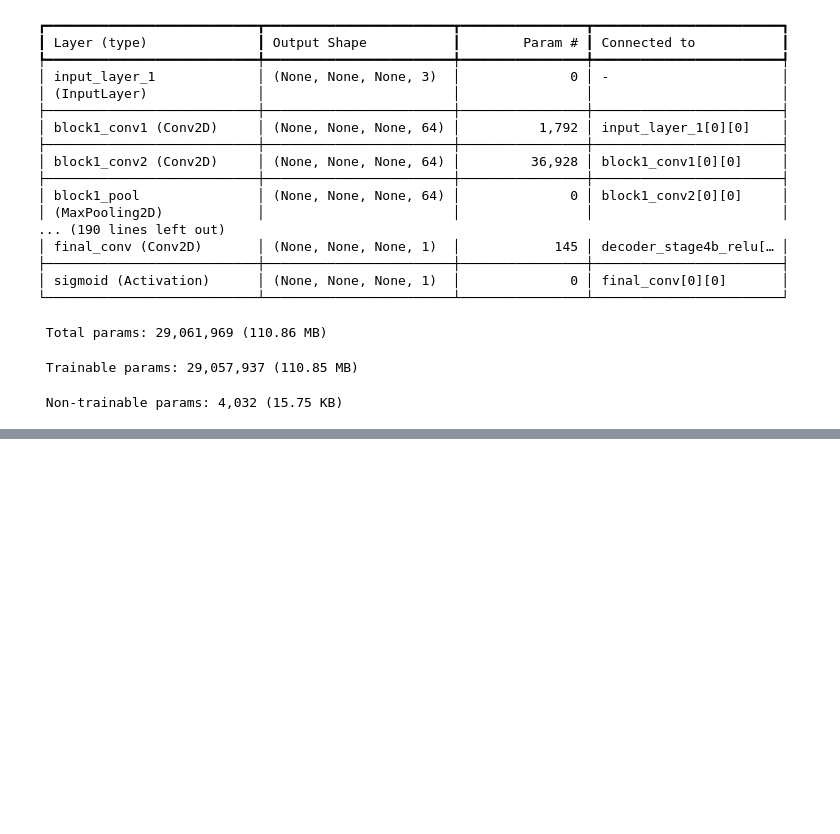
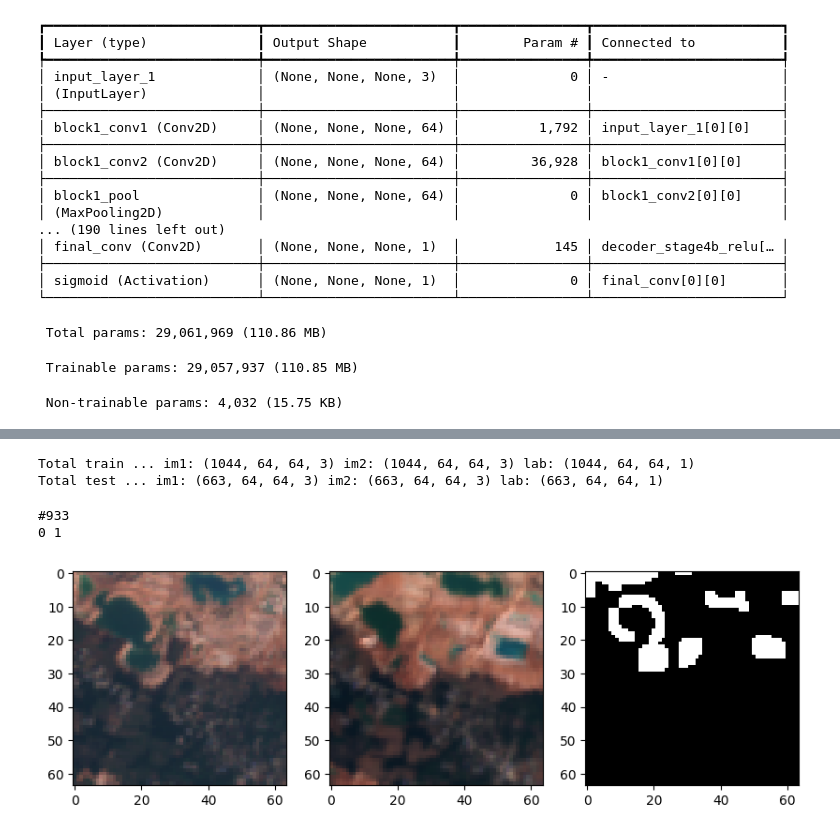
Before and after one commit to DhrumilPrajapati03/VGG19_model_training_using_onera_dataset, a Jupyter notebook: sm_vgg19.ipynb, the cells around one changed output, grey strips where cells are left out. Cells and saved outputs as stored; diff of their text form; code cells hidden in the pictures; blank space fills up the shorter version.

```diff
--- a/sm_vgg19.ipynb
+++ b/sm_vgg19.ipynb
@@ -179,0 +213,8 @@ model.fit(
+# %%
+img_dir = "/content/drive/MyDrive/Onera_dataset/Onera Satellite Change Detection dataset - Images/Onera Satellite Change Detection dataset - Images"
+train_dir = "/content/drive/MyDrive/Onera_dataset/Onera Satellite Change Detection dataset - Train Labels/Onera Satellite Change Detection dataset - Train Labels"
+test_dir = "/content/drive/MyDrive/Onera_dataset/Onera Satellite Change Detection dataset - Test Labels/Onera Satellite Change Detection dataset - Test Labels"
+# %%
+train_cities = [name for name in os.listdir(train_dir) if os.path.isdir(train_dir+"/"+name)]
+test_cities = [name for name in os.listdir(test_dir) if os.path.isdir(test_dir+"/"+name)]
+print("train cities:", len(train_cities), "test cities:", len(test_cities))
@@ -179,0 +333,3 @@ model.fit(
+# %%
+train_triplets = dataset_from_folder(train_cities,train_dir, overlap_for_tiling=overlap, filter_on = filter_enough_change)
+test_triplets = dataset_from_folder(test_cities,test_dir) # without overlap! and without filterings!
@@ -179,0 +354,37 @@ model.fit(
+# %%
+print("Total train ... im1:",train_triplets[0].shape, "im2:",train_triplets[1].shape, "lab:",train_triplets[2].shape)
+print("Total test ... im1:",test_triplets[0].shape, "im2:",test_triplets[1].shape, "lab:",test_triplets[2].shape)
+# %% [output]
+Total train ... im1: (1044, 64, 64, 3) im2: (1044, 64, 64, 3) lab: (1044, 64, 64, 1)
+Total test ... im1: (663, 64, 64, 3) im2: (663, 64, 64, 3) lab: (663, 64, 64, 1)
+# %%
+def show_three(im1,im2,lab):
+    fig,ax = plt.subplots(1,3,figsize=(10,10))
+    ax[0].imshow(im1)
+    ax[1].imshow(im2)
+    ax[2].imshow(lab[:,:,0], cmap='gray')
+
+def show_four(im1,im2,lab,pred):
+    fig,ax = plt.subplots(1,4,figsize=(10,10))
+    ax[0].imshow(im1)
+    ax[1].imshow(im2)
+    ax[2].imshow(lab[:,:,0], cmap='gray')
+    ax[3].imshow(pred[:,:,0], cmap='gray')
+
+def random_from_triplet(triplets):
+    sample = np.random.randint(0,len(triplets[0]))
+    print("#"+str(sample))
+    im1,im2,lab = triplets[0][sample], triplets[1][sample], triplets[2][sample]
+    #im1.shape,im2.shape,target.shape
+    return im1,im2,lab
+
+def show_rand_tripplet(triplets):
+    im1,im2,lab = random_from_triplet(triplets)
+    show_three(im1,im2,lab)
+    print(np.min(lab), np.max(lab))
+
+show_rand_tripplet(train_triplets)
+# %% [output]
+#933
+0 1
+[figure, added]
```
Also changed, not shown: parts of 15 cells of this notebook.
